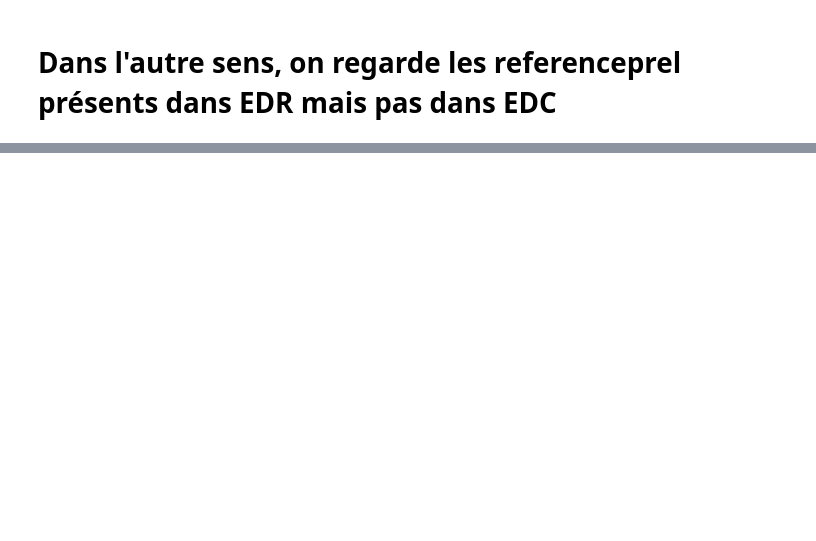
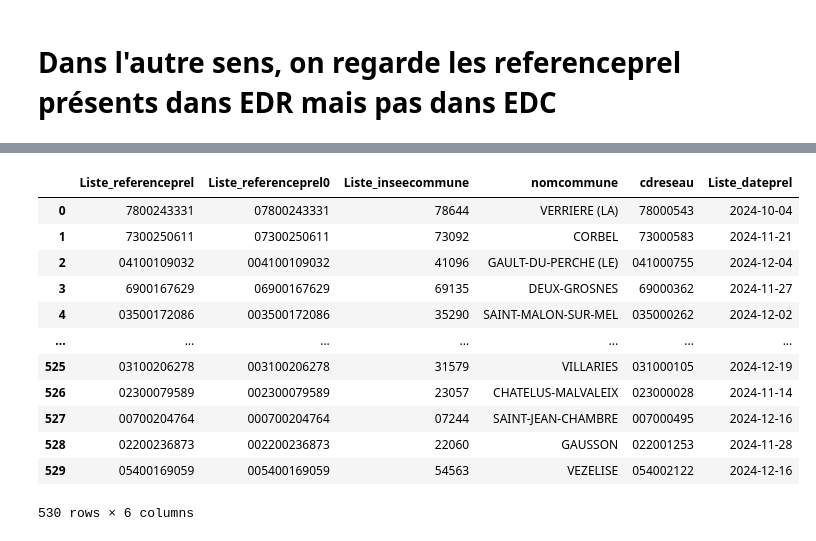
Before and after one commit to dataforgoodfr/13_pollution_eau, a Jupyter notebook: analytics/notebooks/verifedredc.ipynb, the cells around one changed output, grey strips where cells are left out. Saved outputs shown, nothing was run; the diff lists cells and outputs as text; code cells hidden in the pictures; blank space fills up the shorter version.

```diff
--- a/analytics/notebooks/verifedredc.ipynb
+++ b/analytics/notebooks/verifedredc.ipynb
@@ -206,0 +234,29 @@ comp4
+# %%
+query_reseaux = """
+SELECT DISTINCT GROUP_CONCAT(edr_avec0.referenceprel) AS Liste_referenceprel,GROUP_CONCAT(edr_avec0.referenceprel0) AS Liste_referenceprel0, GROUP_CONCAT(edr_avec0.inseecommune) AS Liste_inseecommune, GROUP_CONCAT(edr_avec0.nomcommune) AS nomcommune, edr_avec0.cdreseau, GROUP_CONCAT(edr_avec0.dateprel) AS Liste_dateprel
+FROM edr_avec0
+WHERE
+    (edr_avec0.referenceprel NOT IN (SELECT DISTINCT edc.referenceprel FROM edc))
+    AND
+    (edr_avec0.referenceprel0 NOT IN (SELECT DISTINCT edc.referenceprel FROM edc))
+GROUP BY edr_avec0.cdreseau
+"""
+
+reseaux = con.sql(query_reseaux)
+reseaux = reseaux.df()
+# %%
+reseaux
+# %% [output]
+|  | Liste_referenceprel | Liste_referenceprel0 | Liste_inseecommune | nomcommune | cdreseau | Liste_dateprel |
+| 0 | 7800243331 | 07800243331 | 78644 | VERRIERE (LA) | 78000543 | 2024-10-04 |
+| 1 | 7300250611 | 07300250611 | 73092 | CORBEL | 73000583 | 2024-11-21 |
+| 2 | 04100109032 | 004100109032 | 41096 | GAULT-DU-PERCHE (LE) | 041000755 | 2024-12-04 |
+| 3 | 6900167629 | 06900167629 | 69135 | DEUX-GROSNES | 69000362 | 2024-11-27 |
+| 4 | 03500172086 | 003500172086 | 35290 | SAINT-MALON-SUR-MEL | 035000262 | 2024-12-02 |
+| ... | ... | ... | ... | ... | ... | ... |
+| 525 | 03100206278 | 003100206278 | 31579 | VILLARIES | 031000105 | 2024-12-19 |
+| 526 | 02300079589 | 002300079589 | 23057 | CHATELUS-MALVALEIX | 023000028 | 2024-11-14 |
+| 527 | 00700204764 | 000700204764 | 07244 | SAINT-JEAN-CHAMBRE | 007000495 | 2024-12-16 |
+| 528 | 02200236873 | 002200236873 | 22060 | GAUSSON | 022001253 | 2024-11-28 |
+| 529 | 05400169059 | 005400169059 | 54563 | VEZELISE | 054002122 | 2024-12-16 |
+530 rows × 6 columns
```
Also changed, not shown: parts of 36 cells of this notebook.
